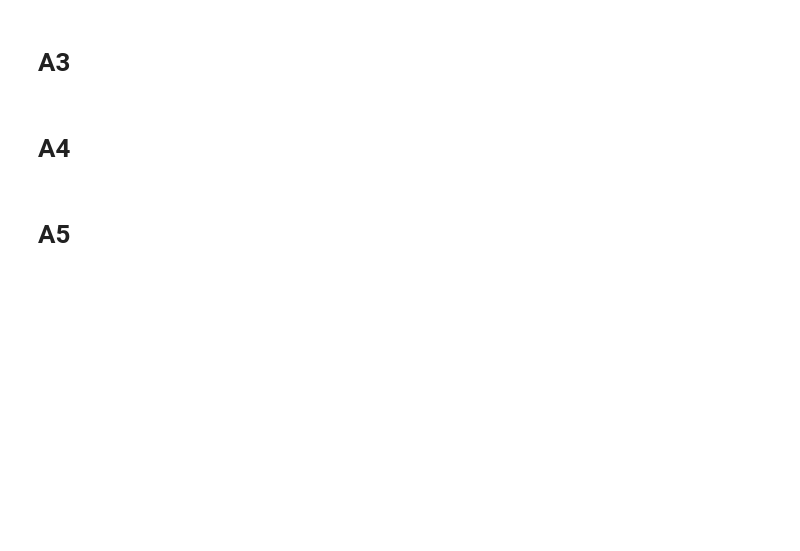
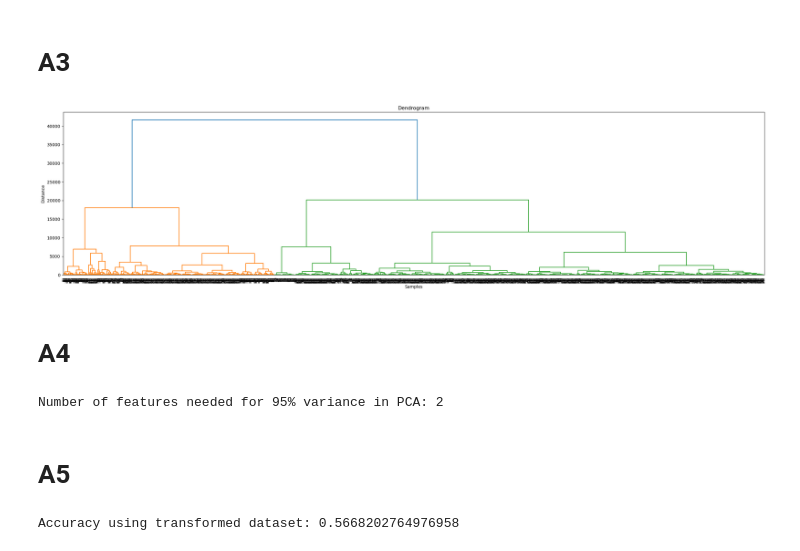
Before and after one commit to krishna21154/ML-project, a Jupyter notebook: lab9-10 21154.ipynb, the cells around one changed output. Cells and saved outputs as stored; diff of their text form; code cells hidden in the pictures; blank space fills up the shorter version.

```diff
--- a/lab9-10 21154.ipynb
+++ b/lab9-10 21154.ipynb
@@ -106,13 +64,15 @@ plt.show()
 # %%
 import scipy.cluster.hierarchy as sch
 
 # Hierarchical clustering using Agglomerative Clustering
 plt.figure(figsize=(30, 7))
-dendrogram = sch.dendrogram(sch.linkage(data_scaled, method='ward'))
+dendrogram = sch.dendrogram(sch.linkage(x, method='ward'))
 plt.title('Dendrogram')
 plt.xlabel('Samples')
 plt.ylabel('Distance')
 plt.show()
+# %% [output]
+[figure, added]
 # %% [markdown]
 # **A4**
 # %%
@@ -143,13 +95,15 @@ from sklearn.decomposition import PCA
 
 # Performing PCA on scaled data
 pca = PCA(n_components=0.95)  # Captures 95% of variance
-X_pca = pca.fit_transform(X_scaled)
+x_pca = pca.fit_transform(x)
 
 # Getting the no.of components/features needed for 95% variance
 num_features_for_95_variance = pca.n_components_
 
 # Printting the no.of components/features needed for 95% variance
 print("Number of features needed for 95% variance in PCA:", num_features_for_95_variance)
+# %% [output]
+Number of features needed for 95% variance in PCA: 2
 # %% [markdown]
 # **A5**
 # %%
@@ -162,10 +116,10 @@ from sklearn.preprocessing import StandardScaler
 # PCA with K components
 K = 10  # Update with the desired number of components
 pca = PCA(n_components=K)
-X_pca = pca.fit_transform(X_scaled)
+X_pca = pca.fit_transform(x)
 
 # Splitting into training and testing sets
-X_train, X_test, y_train, y_test = train_test_split(X_pca, y, test_size=0.2, random_state=42)
+X_train, X_test, y_train, y_test = train_test_split(x_pca, y, test_size=0.2, random_state=42)
 
 # Model (Logistic Regression as an example)
 model = LogisticRegression()
@@ -177,3 +131,5 @@ y_pred = model.predict(X_test)
 # Calculating accuracy using the transformed dataset
 accuracy = accuracy_score(y_test, y_pred)
 print("Accuracy using transformed dataset:", accuracy)
+# %% [output]
+Accuracy using transformed dataset: 0.5668202764976958
```
Also changed, not shown: parts of 7 cells of this notebook.
